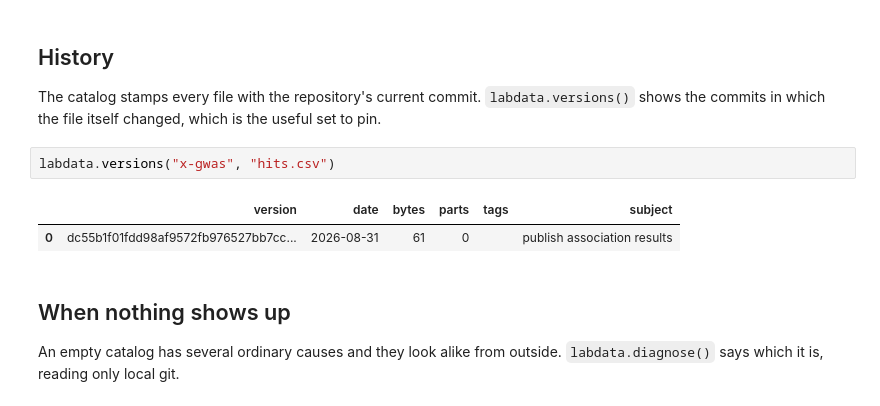
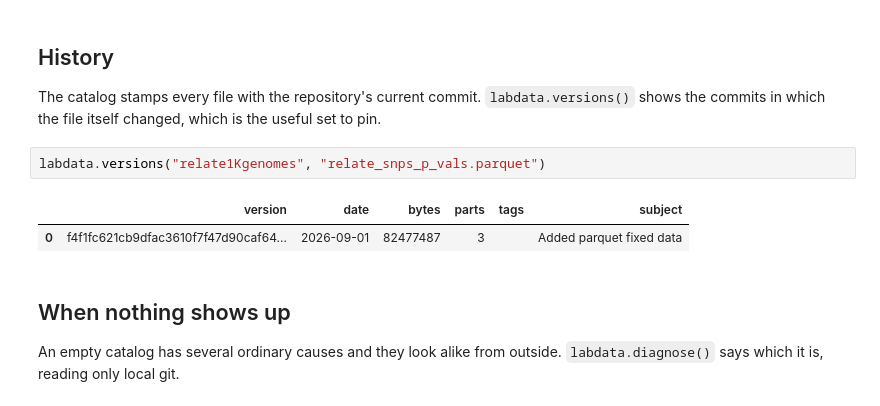
Before and after one commit to munch-group/crossrepo, a Jupyter notebook: docs/pages/example.ipynb, the cells around one changed output. Drawn from its saved outputs; the diff is of its cells as text.

```diff
--- a/docs/pages/example.ipynb
+++ b/docs/pages/example.ipynb
@@ -230,10 +305,10 @@ The catalog stamps every file with the repository's current commit.
 `labdata.versions()` shows the commits in which the file itself changed, which
 is the useful set to pin.
 # %%
-labdata.versions("x-gwas", "hits.csv")
+labdata.versions("relate1Kgenomes", "relate_snps_p_vals.parquet")
 # %% [output]
 |  | version | date | bytes | parts | tags | subject |
-| 0 | dc55b1f01fdd98af9572fb976527bb7cc... | 2026-08-31 | 61 | 0 |  | publish association results |
+| 0 | f4f1fc621cb9dfac3610f7f47d90caf64... | 2026-09-01 | 82477487 | 3 |  | Added parquet fixed data |
 # %% [markdown]
 ## When nothing shows up
 
```
Also changed, not shown: parts of 38 cells of this notebook, 45 other files.
